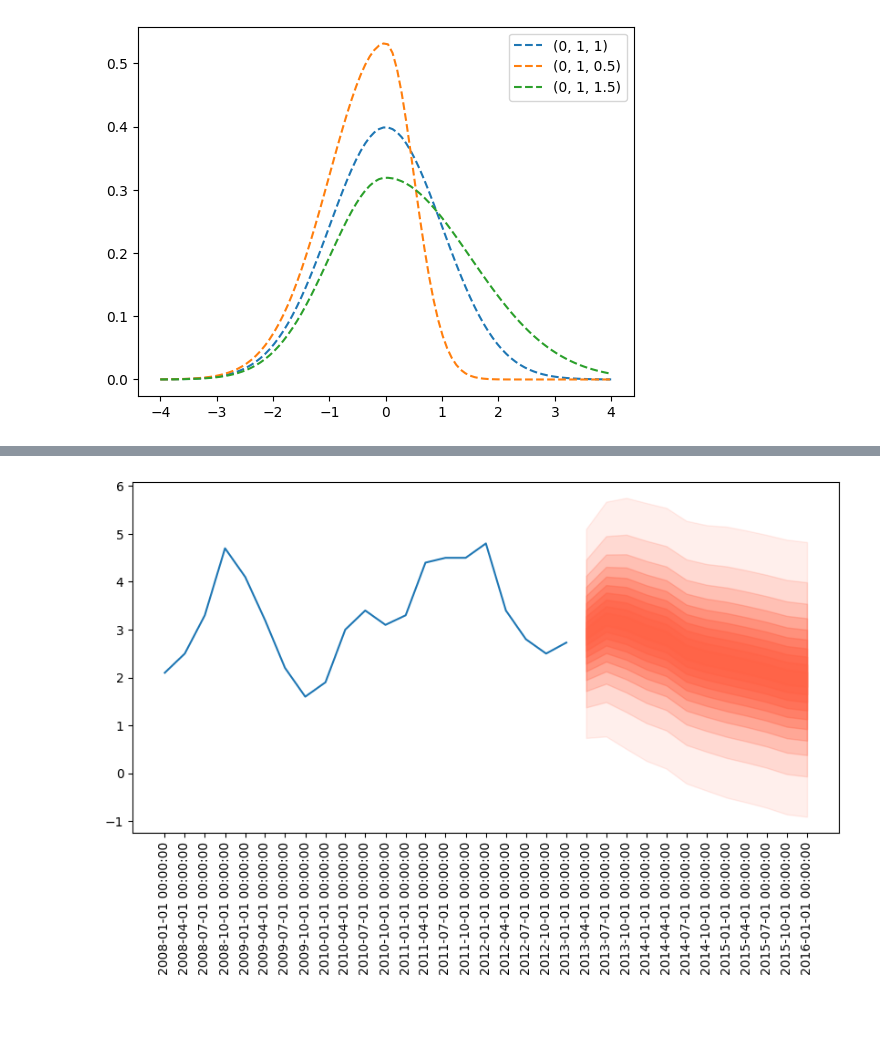
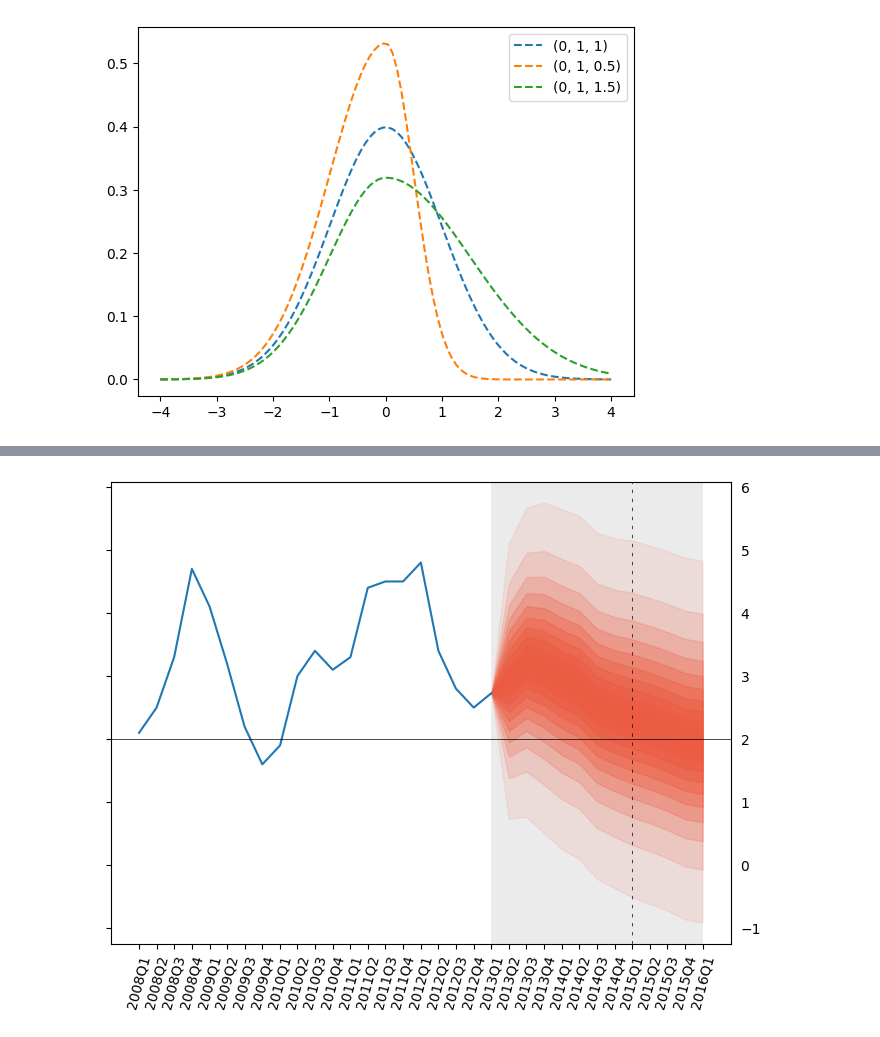
Before and after one commit to Vuong-Chu/Projects, a Jupyter notebook: Python/Econometrics/Fan_chart.ipynb, the cells around one changed output, grey strips where cells are left out. Saved outputs shown, nothing was run; the diff lists cells and outputs as text; code cells hidden in the pictures.

```diff
--- a/Python/Econometrics/Fan_chart.ipynb
+++ b/Python/Econometrics/Fan_chart.ipynb
@@ -88,6 +106,5 @@ plt.show()
 boe = pd.read_csv("boe.csv")
 cpi = pd.read_csv("cpi.csv")
 boe["time"] = pd.to_datetime(boe["time"], format="%d/%m/%Y")
-boe["quarter"] = pd.PeriodIndex(boe.time, freq='Q')
-boe
+boe.head(5)
 # %% [output]
@@ -107,5 +117,4 @@ boe
 # %%
 cpi["time"] = pd.to_datetime(cpi["time"], format="%d/%m/%Y")
-cpi["quarter"] = pd.PeriodIndex(cpi.time, freq='Q')
-cpi
+cpi.head(5)
 # %% [output]
@@ -129,3 +127,3 @@ cpi
 # %%
-time = pd.concat((boe["time"],cpi["time"]))
-time
+time = pd.concat((cpi["time"],boe["time"])).reset_index(drop=True)
+quarter = pd.PeriodIndex(time, freq='Q')
@@ -153,29 +133,48 @@ p = np.array([0.01] + list(p) + [0.99])
 # %%
 n = p.shape[0]
 m = boe.shape[0]
 
 cpival = np.zeros([n, m])
 
 for i in range(0, m):
     cpival[:,i] = q_split_normal(p, mode = boe.iloc[i,1], sigma = boe.iloc[i,2], skew = boe.iloc[i,3])
 
-#cpival.
+#cpival
 mid = round(n/2)
 
 col = np.linspace(0.1, 0.6, mid)
 
-plt.rcParams["figure.figsize"] = (10,5)
+cpival = np.hstack((np.array([cpi.cpi.iloc[-1]]*21).reshape(21,1),cpival))
 
-plt.plot(cpi.time,cpi.cpi)
 
-plt.xticks(boe["time"], boe["quarter"], rotation=45)
+#Plot
 
-#cpival = np.hstack((np.array([cpi.cpi.iloc[-1]]*21).reshape(21,1),cpival))
+plt.rcParams["figure.figsize"] = (8,6)
+
+fig, ax = plt.subplots()
+
+ax.plot(cpi.time,cpi.cpi)
 
 for i in range(0, mid):
-    plt.fill_between(boe["time"][:], cpival[i,:], cpival[n-i-1,:], color = "tomato", alpha=col[i])
+    ax.fill_between(time[-13:], cpival[i,:], cpival[n-i-1,:], color = "tomato", alpha=col[i])
 
-plt.xticks(time, time, rotation=90)
+ax.axhline(y=2, color="black", linewidth=0.5)
+
+vec_position = mdates.date2num(time[28])
+
+ax.axvline(x = vec_position, color = 'black', linestyle = '--', dashes=(5, 8), linewidth=0.5)
+
+# convert to matplotlib date representation
+start_rect = mdates.date2num(time[20])
+end_rect = mdates.date2num(time[32])
+width_rect = end_rect - start_rect
+
+ax.add_patch(Rectangle((start_rect, -2), width_rect, 9, facecolor='black', alpha = 0.08))
+
+plt.tick_params(axis='y', which='both', labelleft=False, labelright=True)
+
+plt.xticks(time, quarter, rotation=75)
+
 plt.show()
 # %% [output]
-[figure, old version]
+[figure, new version]
```
Also changed, not shown: parts of 8 cells of this notebook.
